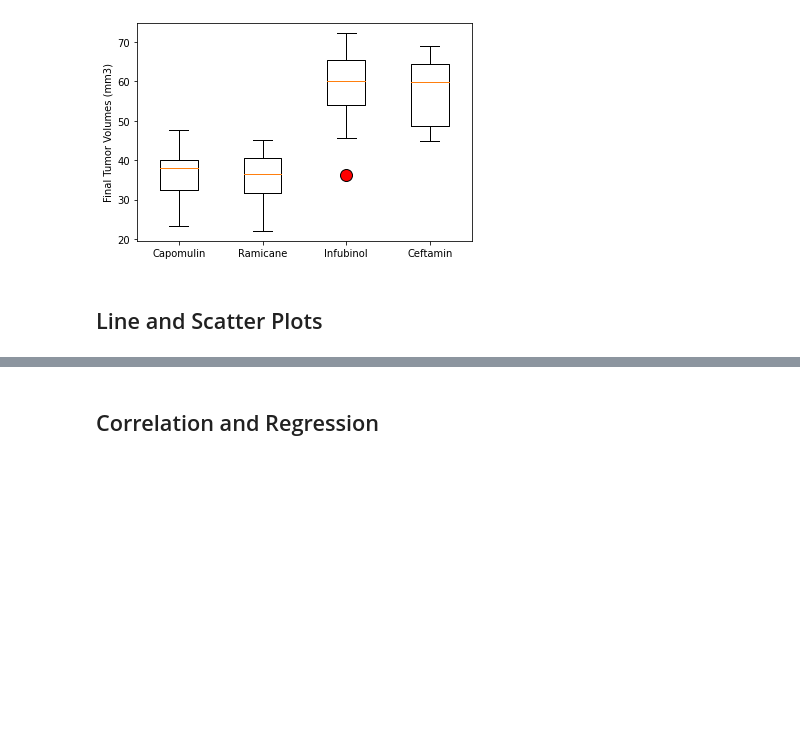
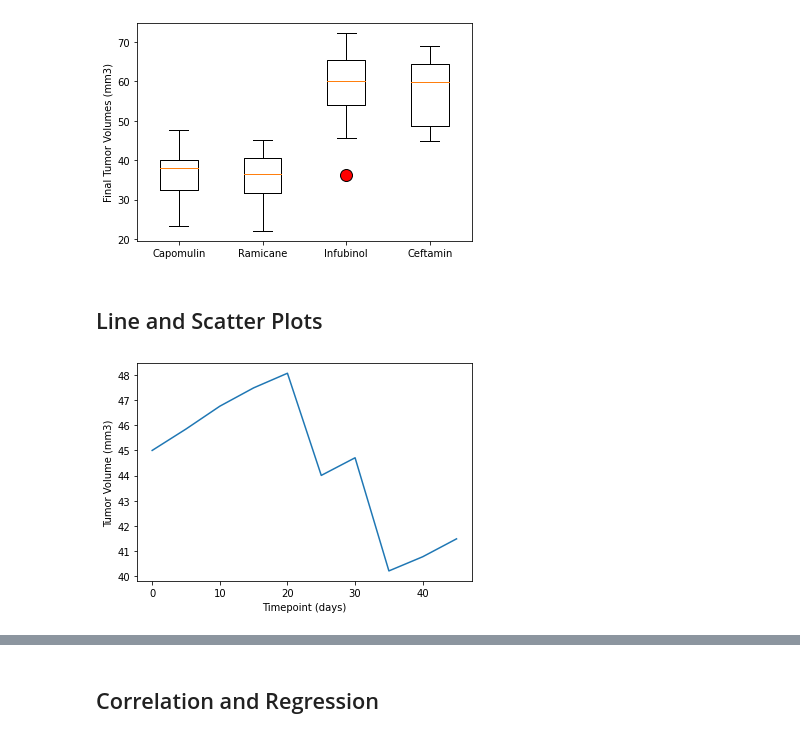
Before and after one commit to vishaalgupta/matplotlib-challenge, a Jupyter notebook: Pymaceuticals/pymaceuticals_starter.ipynb, the cells around one changed output, grey strips where cells are left out. Saved outputs shown, nothing was run; the diff lists cells and outputs as text; code cells hidden in the pictures; blank space fills up the shorter version.

Commit message:
line/scatter plots and correlation/regression

```diff
--- a/Pymaceuticals/pymaceuticals_starter.ipynb
+++ b/Pymaceuticals/pymaceuticals_starter.ipynb
@@ -241,3 +240,12 @@ plt.show()
 ## Line and Scatter Plots
 # %%
 # Generate a line plot of tumor volume vs. time point for a mouse treated with Capomulin
+line = updated_df.loc[updated_df["Mouse ID"] == "l509", :]
+time = line["Timepoint"]
+tumor_vol = line["Tumor Volume (mm3)"]
+plt.plot(time, tumor_vol)
+plt.xlabel("Timepoint (days)")
+plt.ylabel("Tumor Volume (mm3)")
+plt.show()
+# %% [output]
+[figure, added]
```
Also changed, not shown: parts of 6 cells of this notebook.
